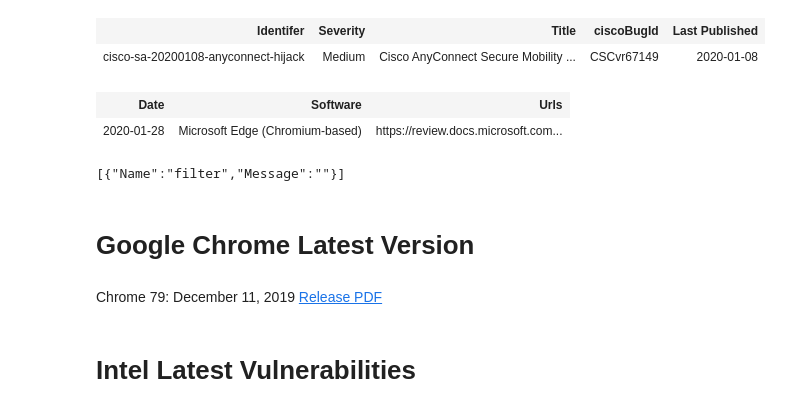
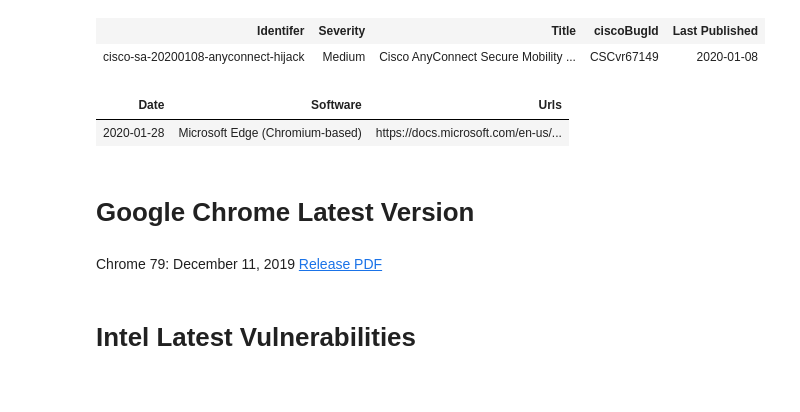
Before and after one commit to netscylla/Jupyter_Vulncheck, a Jupyter notebook: 3rd Party Tools.ipynb, the cells around one changed output. Saved outputs shown, nothing was run; the diff lists cells and outputs as text; code cells hidden in the pictures.

```diff
--- a/3rd Party Tools.ipynb
+++ b/3rd Party Tools.ipynb
@@ -129,41 +142,51 @@ display(HTML(table+"</table>"))
 Cisco AnyConnect Monthly Vulnerability Feed
 | Identifer | Severity | Title | ciscoBugId | Last Published |
 | cisco-sa-20200108-anyconnect-hijack | Medium | Cisco AnyConnect Secure Mobility ... | CSCvr67149 | 2020-01-08 |
-# %%
-import urllib3
-import urllib.parse
-
-today = date.today()
-date_today = today.strftime("%m/%d/%Y")
-r = http.request('GET',"https://portal.msrc.microsoft.com/api/security-guidance/en-us/summary?filterText=edge&fromPublishedDate=12%2F11%2F2019&isDescending=true&orderBy=publishedDate&pageNumber=1&pageSize=20&toPublishedDate="+date_today)
-#print(r.data.decode('utf-8'))
-data=json.loads(r.data.decode('utf-8'))
-
-count=data["count"]
-
-table="<table><tr><th>Date</th><th>Software</th><th>Urls</th></tr>"
-for i in range(count):
-  table+='<tr><td>'+data["details"][i]["publishedDate"][:10]+'</td><td>'+data["details"][i]["updateSoftwareList"][0]+'</td><td><a href="'+data["details"][i]["articleUrl1"]+'">'+data["details"][i]["articleUrl1"]+'</td></tr>'
-table+="</table>"
-
-display(HTML(table))
-# %% [output]
-| Date | Software | Urls |
-| 2020-01-28 | Microsoft Edge (Chromium-based) | https://review.docs.microsoft.com... |
-[{"Name":"filter","Message":""}]
-# %%
-http = urllib3.PoolManager()
-url="https://support.google.com/chrome/a/answer/7679408/"
-r = http.request('GET',url)
-
-a=re.findall('<td><a href=\"\#\d+\">(.*)</a>',r.data.decode('utf-8'))
-b=re.findall('<td><a href=\"//storage(.*)\" target',r.data.decode('utf-8'))
-
-display(HTML("<h1>Google Chrome Latest Version</h1>"))
-display(HTML(a[0]+" <a href=\"https://storage"+b[0]+"\">Release PDF</a>"))
-# %% [output]
-Google Chrome Latest Version
-Chrome 79: December 11, 2019 Release PDF
+# %%
+import requests
+
+date_today = date.today().strftime("%m/%d/%Y")
+data = requests.get("https://portal.msrc.microsoft.com/api/security-guidance/en-us/summary?filterText=edge&fromPublishedDate=12%2F11%2F2019&isDescending=true&orderBy=publishedDate&pageNumber=1&pageSize=20&toPublishedDate="+date_today).json()
+display(HTML(table(
+    [
+        {
+            "key": "publishedDate",
+            "title": "Date",
+            "processor": lambda x: x[:10]
+        },
+        {
+            "key": "updateSoftwareList",
+            "title": "Software",
+            "processor": lambda x: x[0]
+        },
+        {
+            "key": "articleUrl1",
+            "title": "Urls",
+            "processor": lambda x: f'<a href="{x}">{x}</a>'
+        },
+    ],
+    data['details']
+)))
+# %% [output]
+| Date | Software | Urls |
+| 2020-01-28 | Microsoft Edge (Chromium-based) | https://docs.microsoft.com/en-us/... |
+# %%
+import requests
+import lxml.html
+from urllib.parse import urljoin
+
+url = "https://support.google.com/chrome/a/answer/7679408/"
+row = lxml.html.fromstring(
+    requests.get(url).content
+).xpath("//div[@class='article-content-container']/*/table//tr[2]/td")
+version = row[0].xpath("a/text()")[0]
+link = urljoin(url, row[1].xpath("a/@href")[0])
+
+display(HTML("<h1>Google Chrome Latest Version</h1>"))
+display(HTML(f'{version} <a href="{link}">Release PDF</a>'))
+# %% [output]
+Google Chrome Latest Version
+Chrome 79: December 11, 2019 Release PDF
 # %%
 
 http = urllib3.PoolManager()
```
Also changed, not shown: parts of 4 cells of this notebook, 3 other files.
